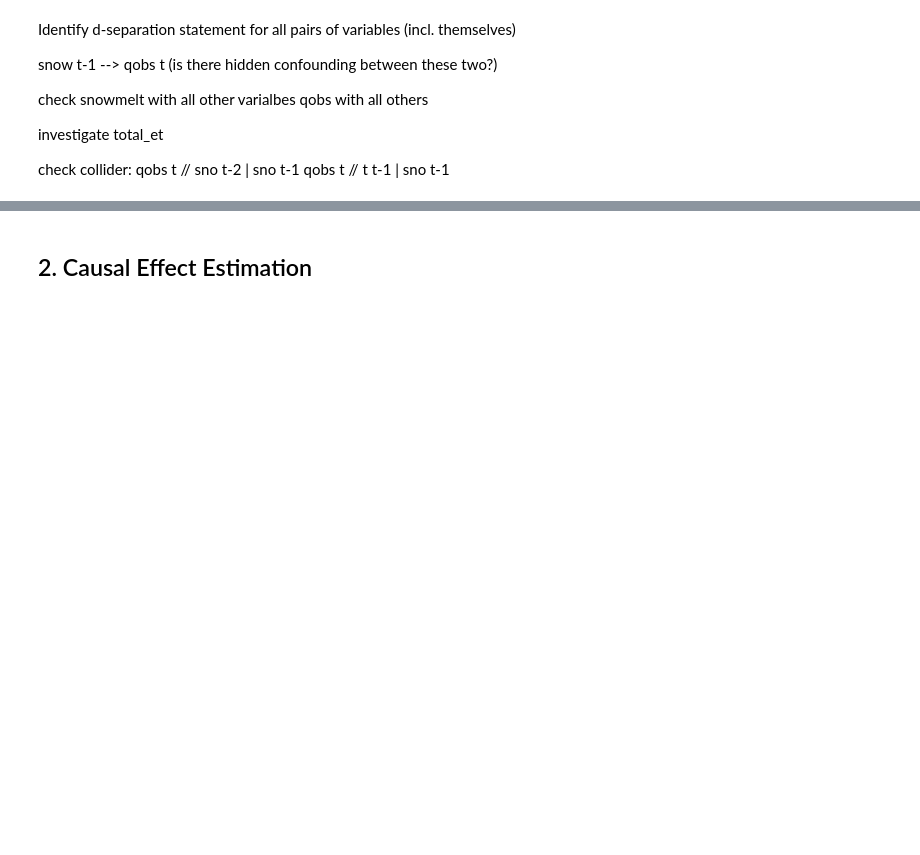
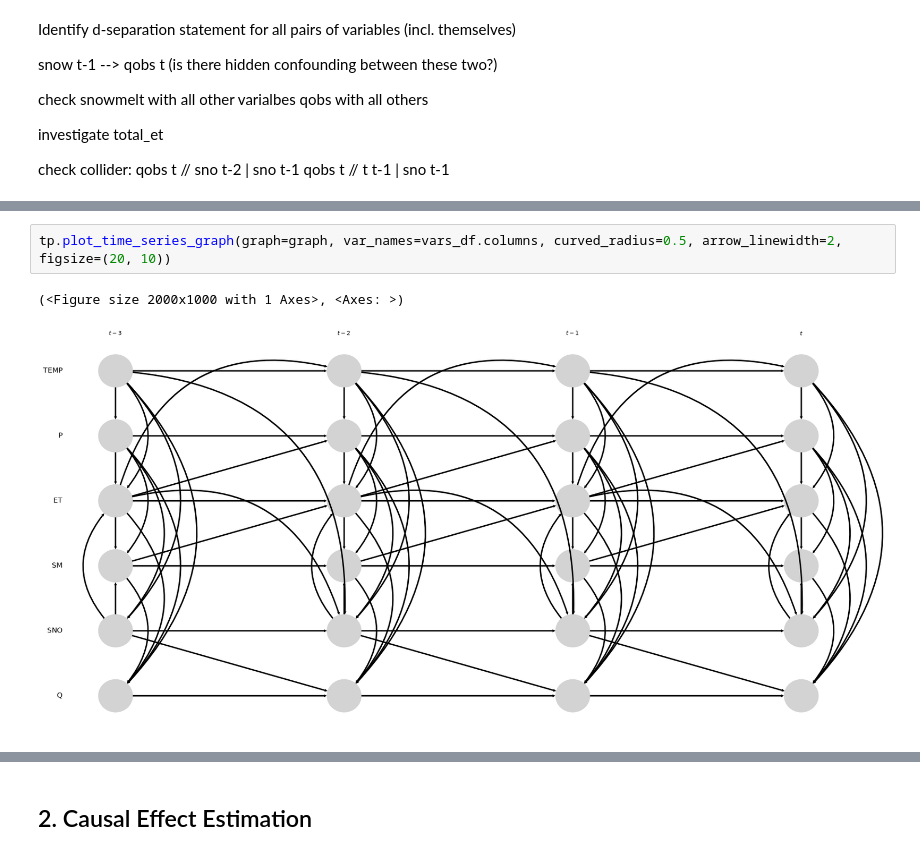
Before and after one commit to tripleUU-U/snow_causal_inference, a Jupyter notebook: code/basin_workflow.ipynb, the cells around one changed output, grey strips where cells are left out. Cells and saved outputs as stored; diff of their text form; blank space fills up the shorter version.

```diff
--- a/code/basin_workflow.ipynb
+++ b/code/basin_workflow.ipynb
@@ -389,0 +485,5 @@ plt.tight_layout()
+# %%
+tp.plot_time_series_graph(graph=graph, var_names=vars_df.columns, curved_radius=0.5, arrow_linewidth=2, figsize=(20, 10))
+# %% [output]
+(<Figure size 2000x1000 with 1 Axes>, <Axes: >)
+[figure, added]
```
Also changed, not shown: parts of 59 cells of this notebook, 15 other files.
